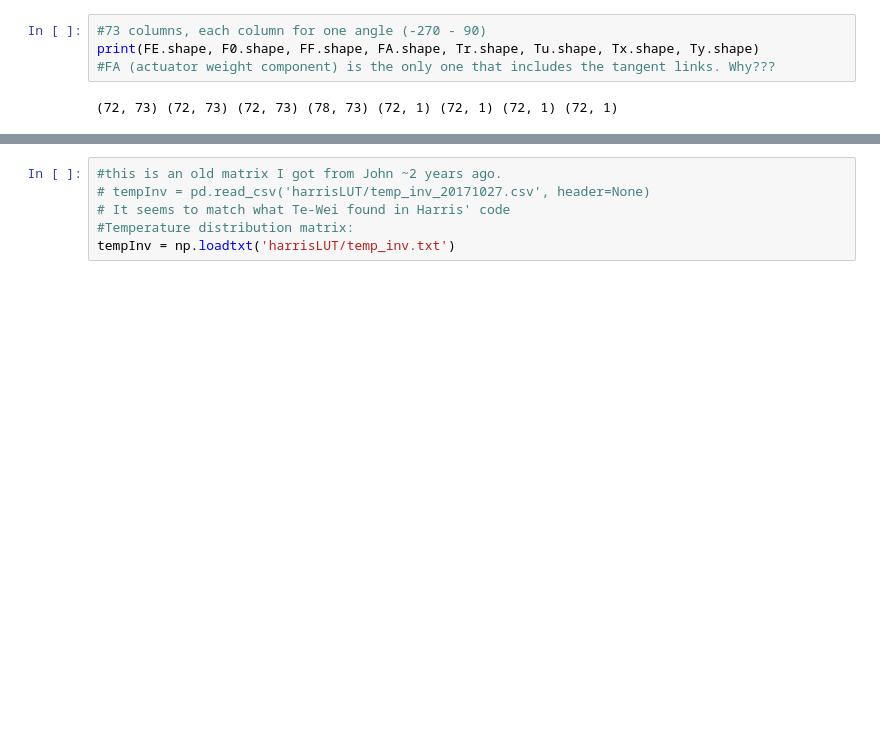
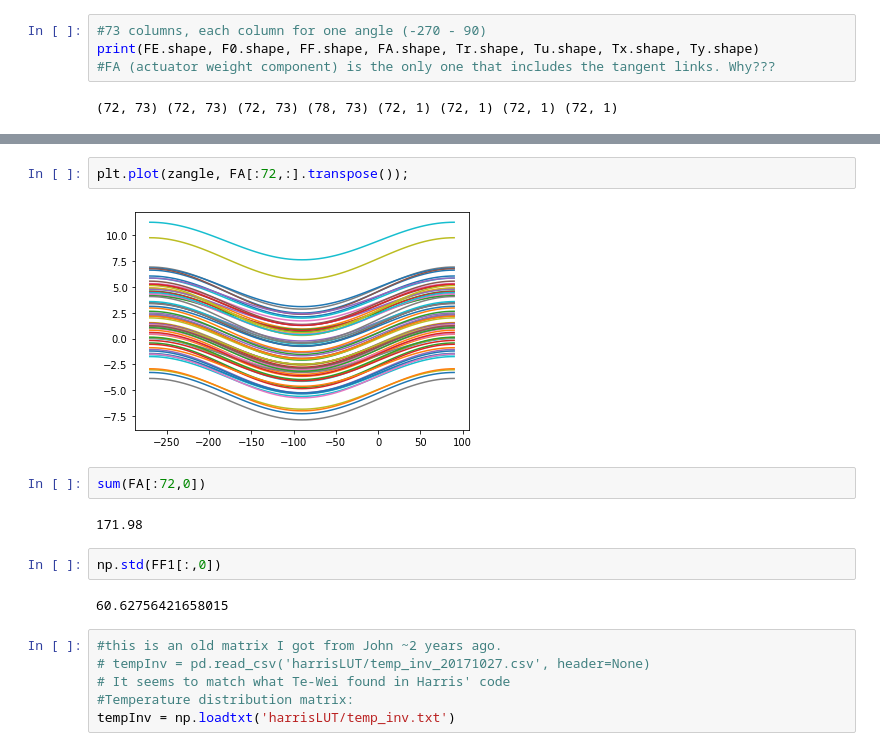
Before and after one commit to bxin/M2_summit_2003, a Jupyter notebook: a03_LUT_0.ipynb, the cells around one changed output, grey strips where cells are left out. Cells and saved outputs as stored; diff of their text form; blank space fills up the shorter version.

```diff
--- a/a03_LUT_0.ipynb
+++ b/a03_LUT_0.ipynb
@@ -134,3 +139,15 @@ ax[1][2].legend();
+# %%
+plt.plot(zangle, FA[:72,:].transpose());
+# %% [output]
+[figure, added]
+# %%
+sum(FA[:72,0])
+# %% [output]
+171.98
+# %%
+np.std(FF1[:,0])
+# %% [output]
+60.62756421658015
 # %%
 #this is an old matrix I got from John ~2 years ago.
 # tempInv = pd.read_csv('harrisLUT/temp_inv_20171027.csv', header=None)
```
Also changed, not shown: parts of 2 cells of this notebook, 1 other file.
